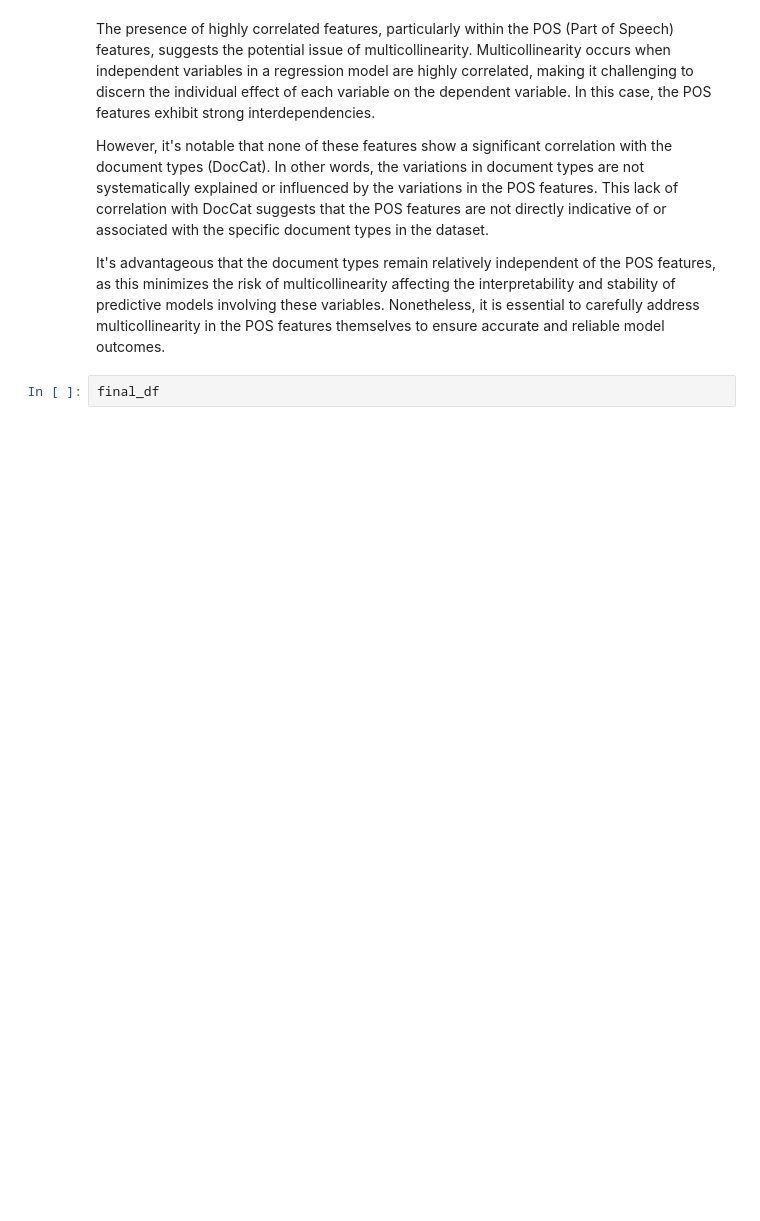
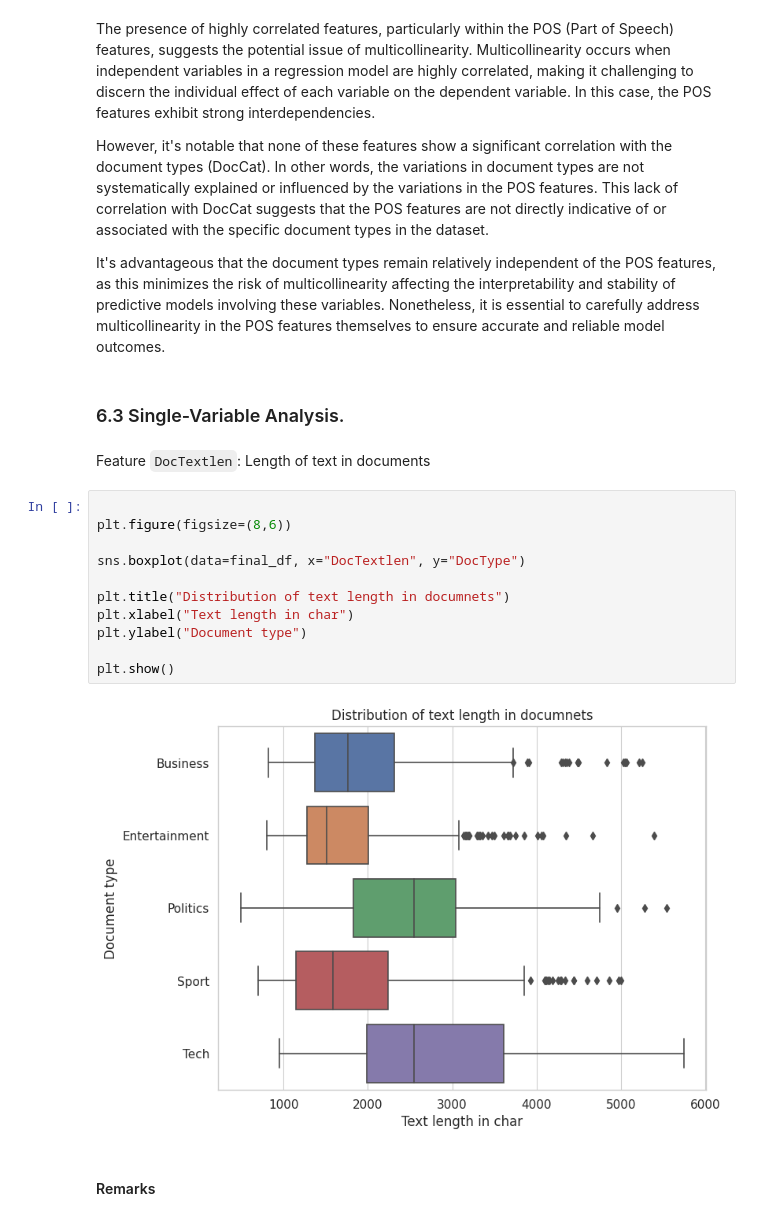
Before and after one commit to diaconumadalina/BBC-Text-classification, a Jupyter notebook: bbc-text-classification-1-text-preprocessing.ipynb, the cells around one changed output. Saved outputs shown, nothing was run; the diff lists cells and outputs as text; blank space fills up the shorter version.

Commit message:
Kaggle Notebook | BBC Text classification - 1. Text preprocessing  | Version 8

```diff
--- a/bbc-text-classification-1-text-preprocessing.ipynb
+++ b/bbc-text-classification-1-text-preprocessing.ipynb
@@ -821,7 +821,22 @@ The presence of highly correlated features, particularly within the POS (Part of
 However, it's notable that none of these features show a significant correlation with the document types (DocCat). In other words, the variations in document types are not systematically explained or influenced by the variations in the POS features. This lack of correlation with DocCat suggests that the POS features are not directly indicative of or associated with the specific document types in the dataset.
 
 It's advantageous that the document types remain relatively independent of the POS features, as this minimizes the risk of multicollinearity affecting the interpretability and stability of predictive models involving these variables. Nonetheless, it is essential to carefully address multicollinearity in the POS features themselves to ensure accurate and reliable model outcomes.
-# %%
-final_df
+# %% [markdown]
+### 6.3 Single-Variable Analysis.
+# %% [markdown]
+Feature `DocTextlen`: Length of text in documents
+# %%
+
+plt.figure(figsize=(8,6))
+
+sns.boxplot(data=final_df, x="DocTextlen", y="DocType")
+
+plt.title("Distribution of text length in documnets")
+plt.xlabel("Text length in char")
+plt.ylabel("Document type")
+
+plt.show()
+# %% [output]
+[figure, added]
 # %% [markdown]
-###
+#### Remarks
```
Also changed, not shown: parts of 7 cells of this notebook.
